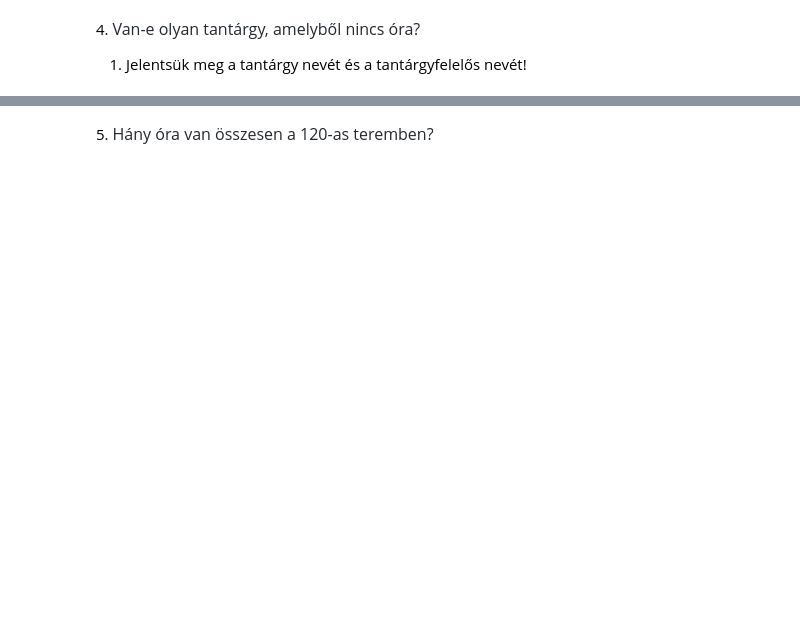
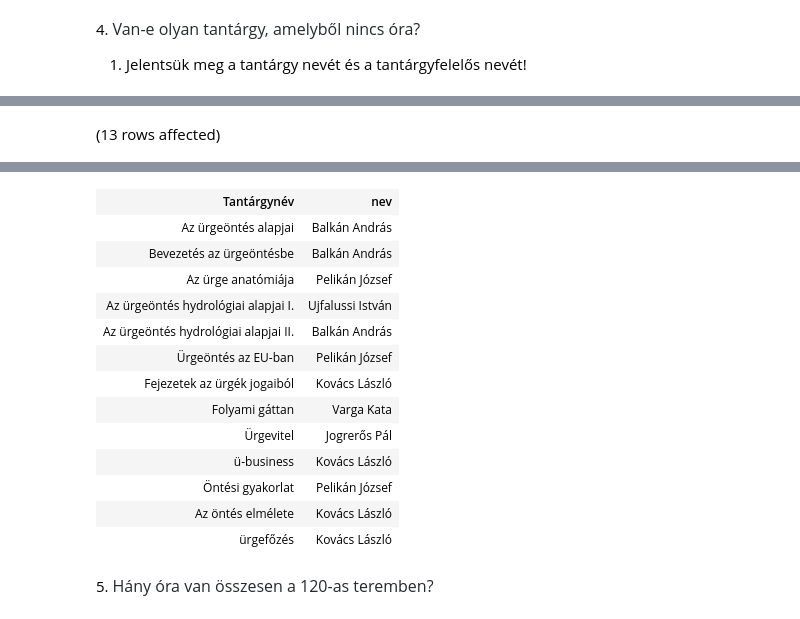
Before and after one commit to barnabasbaranyistud/SQLgyak03, a Jupyter notebook: gyakorlat03_feladatok.ipynb, the cells around one changed output, grey strips where cells are left out. Drawn from its saved outputs; the diff is of its cells as text; code cells hidden in the pictures; blank space fills up the shorter version.

```diff
--- a/gyakorlat03_feladatok.ipynb
+++ b/gyakorlat03_feladatok.ipynb
@@ -87,0 +86,6 @@ Total execution time: 00:00:00
+# %%
+SELECT tan.Tantárgynév, o.nev
+FROM Tantárgyak tan LEFT JOIN Oktatok o ON tan.Tantárgyfelelős = o.oktato_id
+-- hiányos
+# %% [output]
+(13 rows affected)
@@ -88,2 +93,16 @@ Total execution time: 00:00:00
+| Tantárgynév | nev |
+| Az ürgeöntés alapjai | Balkán András |
+| Bevezetés az ürgeöntésbe | Balkán András |
+| Az ürge anatómiája | Pelikán József |
+| Az ürgeöntés hydrológiai alapjai I. | Ujfalussi István |
+| Az ürgeöntés hydrológiai alapjai II. | Balkán András |
+| Ürgeöntés az EU-ban | Pelikán József |
+| Fejezetek az ürgék jogaiból | Kovács László |
+| Folyami gáttan | Varga Kata |
+| Ürgevitel | Jogrerős Pál |
+| ü-business | Kovács László |
+| Öntési gyakorlat | Pelikán József |
+| Az öntés elmélete | Kovács László |
+| ürgefőzés | Kovács László |
 # %% [markdown]
 5. <span style="background-color: rgb(255, 255, 255); color: rgb(36, 41, 47); font-family: -apple-system, BlinkMacSystemFont, &quot;Segoe UI&quot;, Helvetica, Arial, sans-serif, &quot;Apple Color Emoji&quot;, &quot;Segoe UI Emoji&quot;; font-size: 16px;">Hány óra van összesen a 120-as teremben?</span>
```
Also changed, not shown: parts of 9 cells of this notebook.
